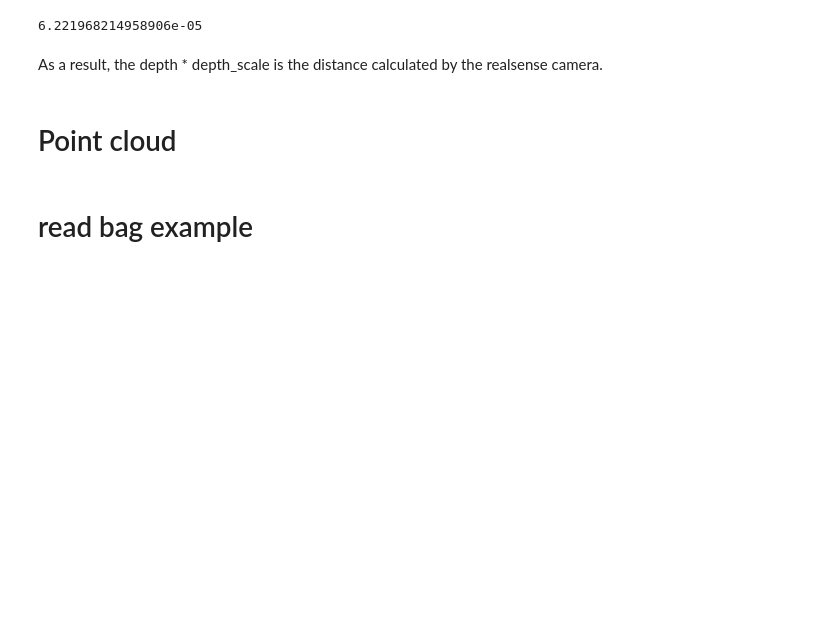
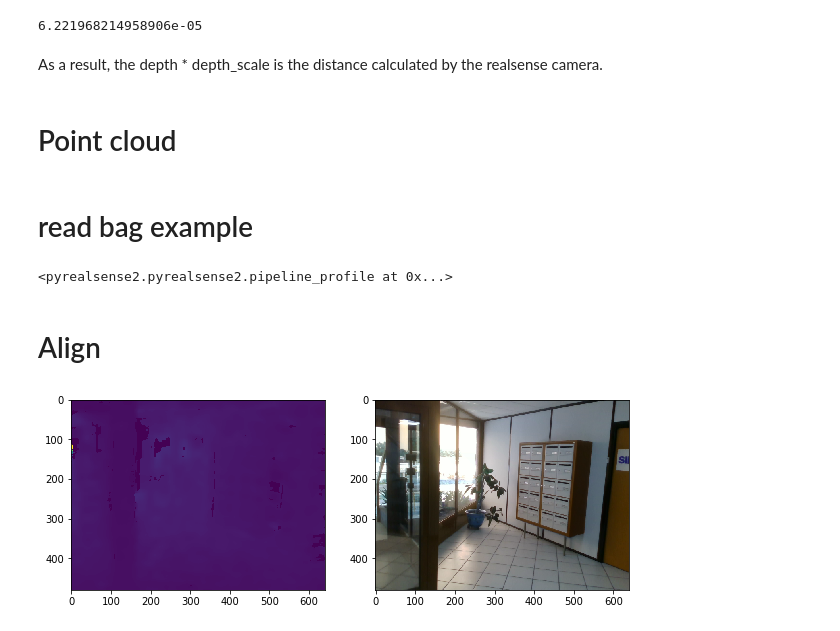
Before and after one commit to gggliuye/3d_vision_ideaversal, a Jupyter notebook: realsense_depth.ipynb, the cells around one changed output. Cells and saved outputs as stored; diff of their text form; code cells hidden in the pictures; blank space fills up the shorter version.

```diff
--- a/realsense_depth.ipynb
+++ b/realsense_depth.ipynb
@@ -121,7 +125,7 @@ if not args.input:
     exit()
 # Check if the given file have bag extension
 # %%
-inp = 'G:/IntelRealsense/videos/20180712_100029.bag'
+inp = 'C:/Users/lenovo/Documents/20180716_144453.bag'
 # Create pipeline
 pipeline = rs.pipeline()
 # Create a config object
@@ -129,8 +133,8 @@ config = rs.config()
 # Tell config that we will use a recorded device from filem to be used by the pipeline through playback.
 rs.config.enable_device_from_file(config, inp)
 # Configure the pipeline to stream the depth stream
-config.enable_stream(rs.stream.depth, 640, 480, rs.format.z16, 30)
-
+config.enable_stream(rs.stream.depth, 1280, 720, rs.format.z16, 30)
+#config.enable_stream(rs.stream.color, 640, 480, rs.format.bgr8, 30)
 # Start streaming from file
 pipeline.start(config)
 
@@ -138,23 +142,54 @@ pipeline.start(config)
 cv2.namedWindow("Depth Stream", cv2.WINDOW_AUTOSIZE)
 
 # Streaming loop
+i = 0
 while True:
     # Get frameset of depth
     frames = pipeline.wait_for_frames()
-
     # Get depth frame
     depth_frame = frames.get_depth_frame()
-
+    image_frame = frames.get_color_frame()
     # Colorize depth frame to jet colormap
     depth_color_frame = rs.colorizer().colorize(depth_frame)
-
     # Convert depth_frame to numpy array to render image in opencv
     depth_color_image = np.asanyarray(depth_color_frame.get_data())
-
+    #color_image = np.asanyarray(image_frame.get_data())
     # Render image in opencv window
     cv2.imshow("Depth Stream", depth_color_image)
+    #cv2.imshow("Depth Stream", color_image)
     key = cv2.waitKey(1)
     # if pressed escape exit program
-    if key == 27:
+    if i >= 27:
         cv2.destroyAllWindows()
         break
+    i += 1
+# %%
+pipeline.get_active_profile()
+# %% [output]
+<pyrealsense2.pyrealsense2.pipeline_profile at 0x...>
+# %% [markdown]
+# Align
+# %%
+i = 0
+# %%
+while True:
+    # This call waits until a new coherent set of frames is available on a device
+    # Calls to get_frame_data(...) and get_frame_timestamp(...) on a device will return stable values until wait_for_frames(...) is called
+    frames = pipeline.wait_for_frames()
+    align_to = rs.stream.color
+    align = rs.align(align_to)
+    aligned_frames = align.process(frames)
+    aligned_depth_frame = aligned_frames.get_depth_frame()
+    color_frame = aligned_frames.get_color_frame()
+
+    depth_image = np.asanyarray(aligned_depth_frame.get_data())
+    color_image = np.asanyarray(color_frame.get_data())
+    plt.figure(figsize = (10,10))
+    plt.subplot(121);plt.imshow(depth_image)
+    plt.subplot(122);plt.imshow(color_image)
+    np.save('frames/rgb/'+str(i).zfill(3)+'.npy', color_image)
+    np.save('frames/d/'+str(i).zfill(3)+'.npy', depth_image)
+    i = i + 1
+    break
+# %% [output]
+[figure, added]
```
Also changed, not shown: parts of 4 cells of this notebook.
